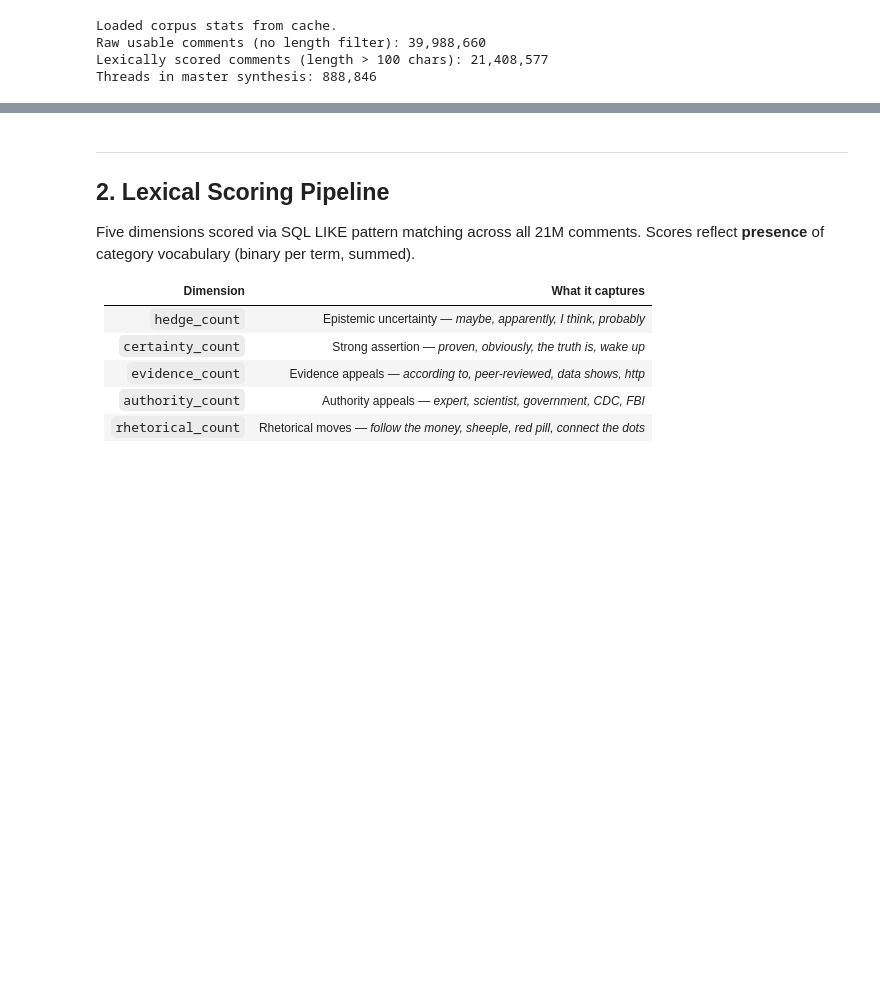
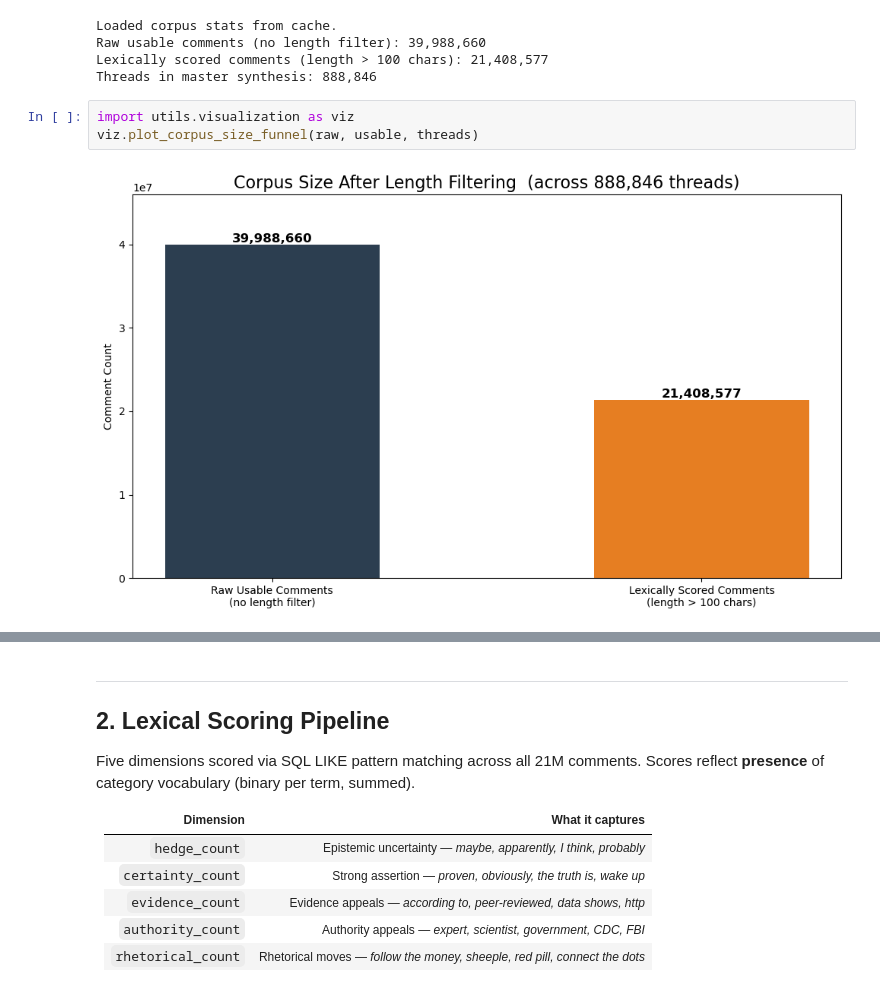
Before and after one commit to humanathema/ConspiracyComments, a Jupyter notebook: ConspiracyMaster_Refactored.ipynb, the cells around one changed output, grey strips where cells are left out. Cells and saved outputs as stored; diff of their text form; blank space fills up the shorter version.

```diff
--- a/ConspiracyMaster_Refactored.ipynb
+++ b/ConspiracyMaster_Refactored.ipynb
@@ -129,3 +129,8 @@ Loaded corpus stats from cache.
 Raw usable comments (no length filter): 39,988,660
 Lexically scored comments (length > 100 chars): 21,408,577
 Threads in master synthesis: 888,846
+# %%
+import utils.visualization as viz
+viz.plot_corpus_size_funnel(raw, usable, threads)
+# %% [output]
+[figure, added]
```
Also changed, not shown: parts of 2 cells of this notebook, 1 other file.
